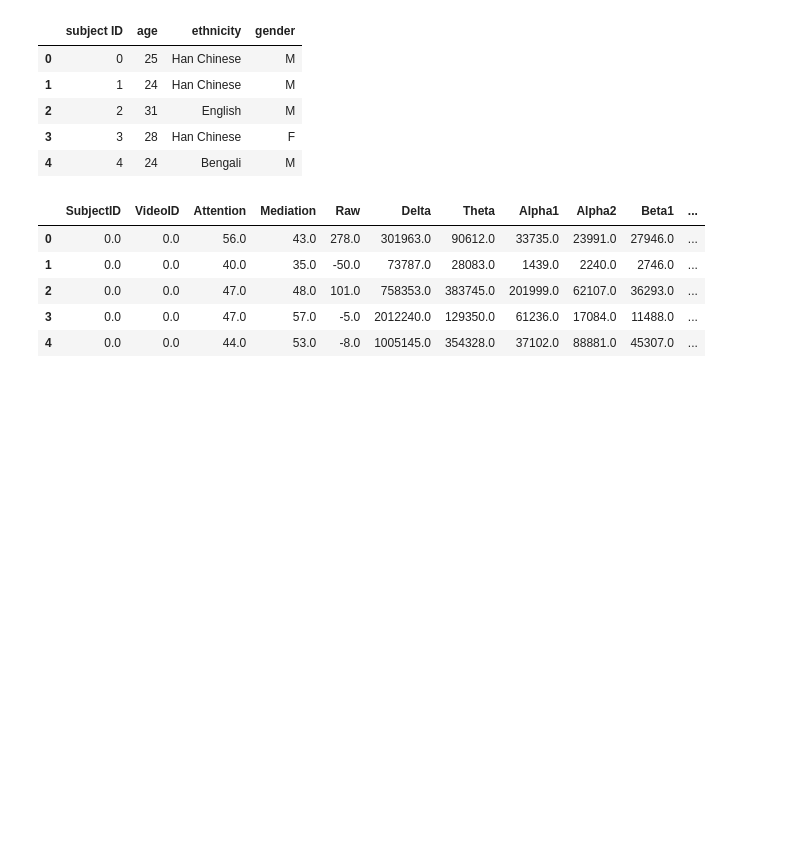
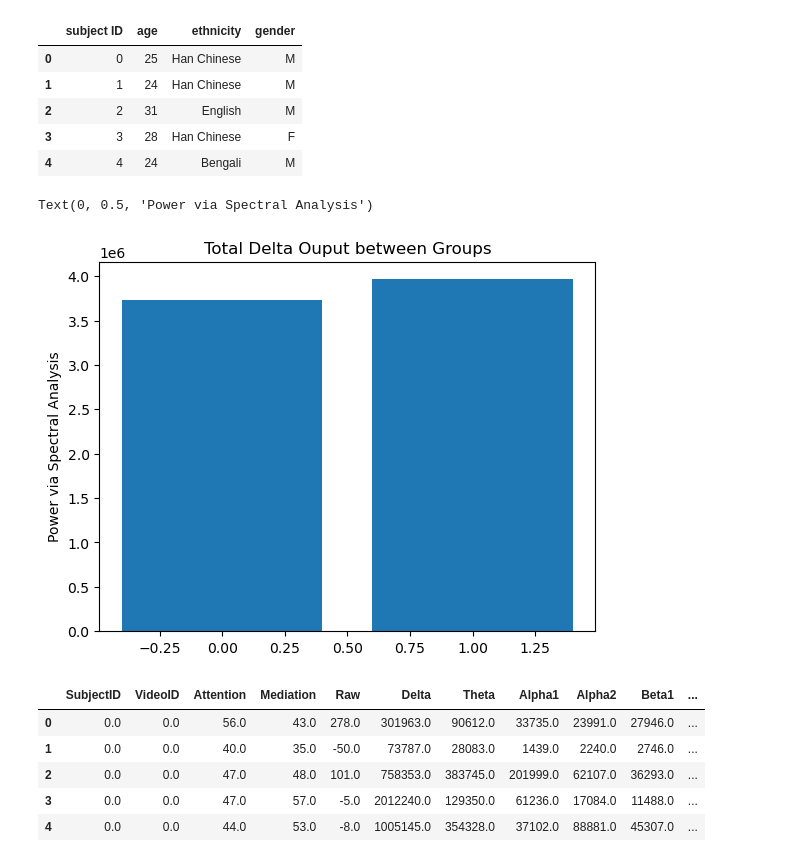
Before and after one commit to ShoaibFarooqui/project-one, a Jupyter notebook: project-one-main(1)/project-one-main/eeg-analysis.ipynb, the cells around one changed output. Drawn from its saved outputs; the diff is of its cells as text; code cells hidden in the pictures; blank space fills up the shorter version.

Commit message:
bar charts suggesting delta diff, boxplot proving

```diff
--- a/project-one-main(1)/project-one-main/eeg-analysis.ipynb
+++ b/project-one-main(1)/project-one-main/eeg-analysis.ipynb
@@ -38,6 +38,13 @@ eeg_demo_df.head()
 | 2 | 2 | 31 | English | M |
 | 3 | 3 | 28 | Han Chinese | F |
 | 4 | 4 | 24 | Bengali | M |
+# %%
+plt.bar(eeg_df["user-definedlabeln"], eeg_df["Delta"])
+plt.title("Total Delta Ouput between Groups")
+plt.ylabel("Power via Spectral Analysis")
+# %% [output]
+Text(0, 0.5, 'Power via Spectral Analysis')
+[figure, added]
 # %%
 #non confused
 non_eeg_df= eeg_df[eeg_df["user-definedlabeln"] == 0]
```
Also changed, not shown: parts of 7 cells of this notebook.
